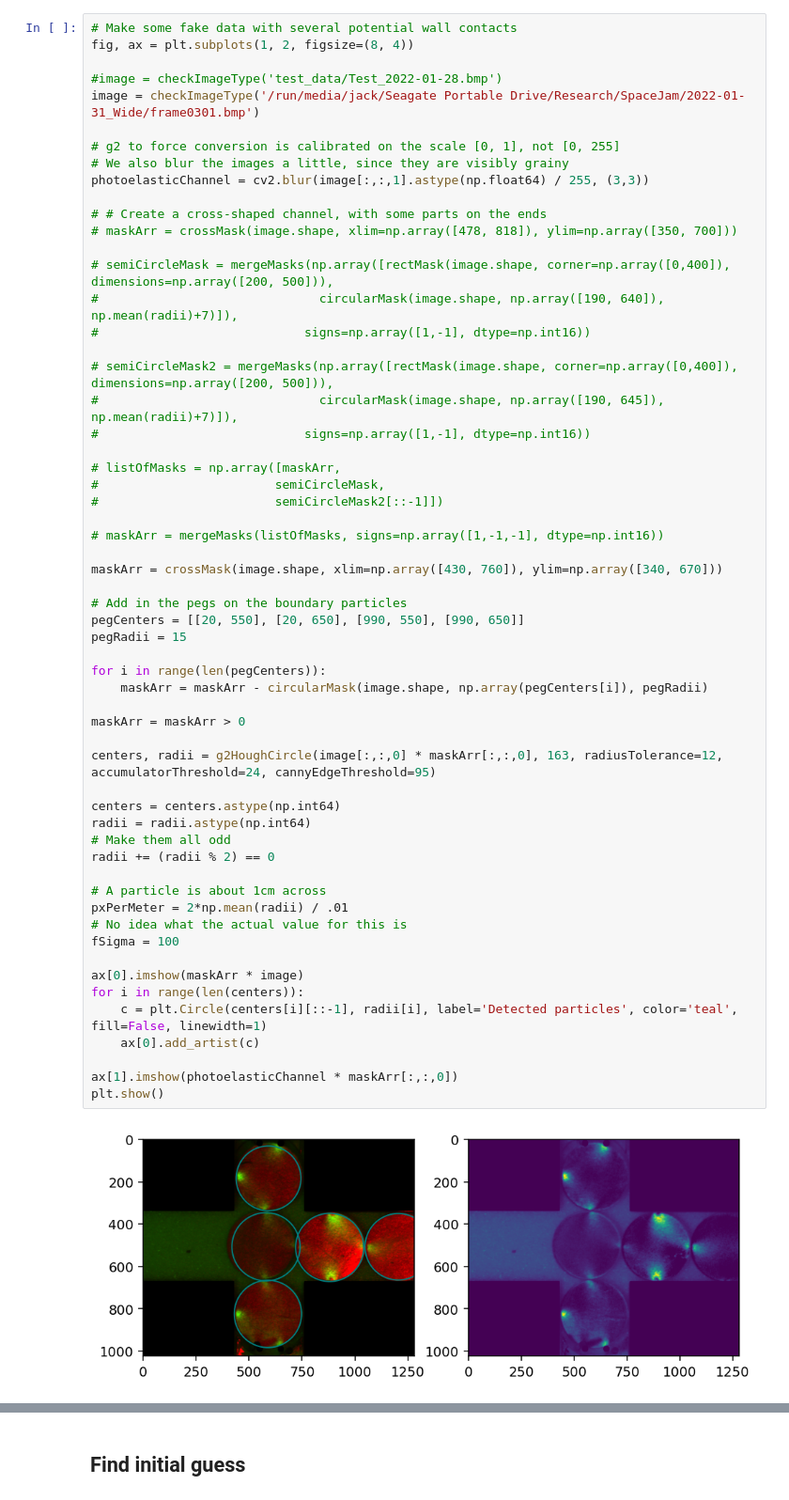
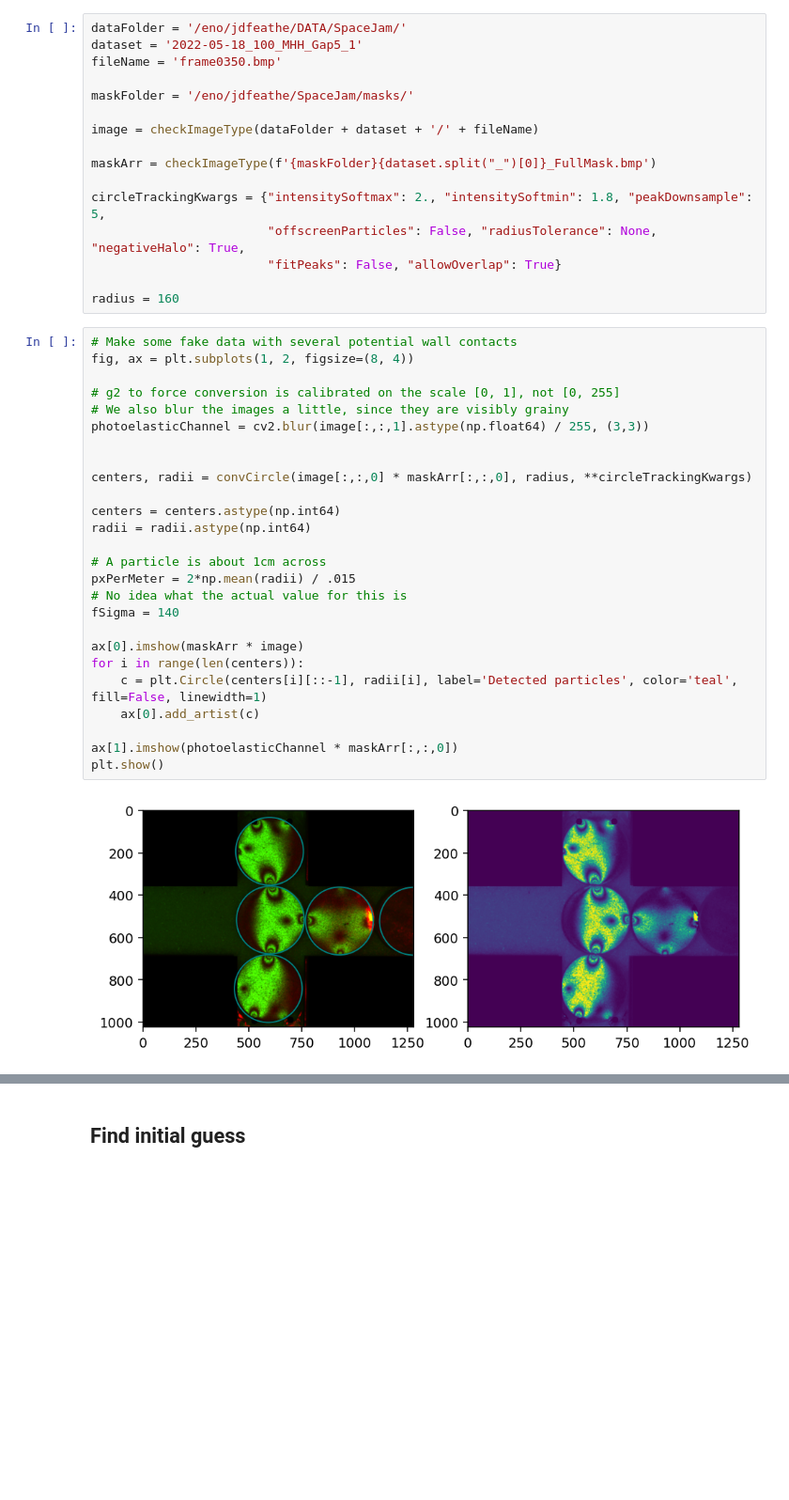
Before and after one commit to Jfeatherstone/pepe, a Jupyter notebook: notebooks/real_solve_test.ipynb, the cells around one changed output, grey strips where cells are left out. Shown at 94% size. Saved outputs shown, nothing was run; the diff lists cells and outputs as text; blank space fills up the shorter version.

```diff
--- a/notebooks/real_solve_test.ipynb
+++ b/notebooks/real_solve_test.ipynb
@@ -20,63 +18,47 @@ import time
+# %%
+dataFolder = '/eno/jdfeathe/DATA/SpaceJam/'
+dataset = '2022-05-18_100_MHH_Gap5_1'
+fileName = 'frame0350.bmp'
+
+maskFolder = '/eno/jdfeathe/SpaceJam/masks/'
+
+image = checkImageType(dataFolder + dataset + '/' + fileName)
+
+maskArr = checkImageType(f'{maskFolder}{dataset.split("_")[0]}_FullMask.bmp')
+
+circleTrackingKwargs = {"intensitySoftmax": 2., "intensitySoftmin": 1.8, "peakDownsample": 5,
+                        "offscreenParticles": False, "radiusTolerance": None, "negativeHalo": True,
+                        "fitPeaks": False, "allowOverlap": True}
+
+radius = 160
 # %%
 # Make some fake data with several potential wall contacts
 fig, ax = plt.subplots(1, 2, figsize=(8, 4))
-
-#image = checkImageType('test_data/Test_2022-01-28.bmp')
-image = checkImageType('/run/media/jack/Seagate Portable Drive/Research/SpaceJam/2022-01-31_Wide/frame0301.bmp')
 
 # g2 to force conversion is calibrated on the scale [0, 1], not [0, 255]
 # We also blur the images a little, since they are visibly grainy
 photoelasticChannel = cv2.blur(image[:,:,1].astype(np.float64) / 255, (3,3))
 
-# # Create a cross-shaped channel, with some parts on the ends
-# maskArr = crossMask(image.shape, xlim=np.array([478, 818]), ylim=np.array([350, 700]))
 
-# semiCircleMask = mergeMasks(np.array([rectMask(image.shape, corner=np.array([0,400]), dimensions=np.array([200, 500])),
-#                              circularMask(image.shape, np.array([190, 640]), np.mean(radii)+7)]),
-#                            signs=np.array([1,-1], dtype=np.int16))
-
-# semiCircleMask2 = mergeMasks(np.array([rectMask(image.shape, corner=np.array([0,400]), dimensions=np.array([200, 500])),
-#                              circularMask(image.shape, np.array([190, 645]), np.mean(radii)+7)]),
-#                            signs=np.array([1,-1], dtype=np.int16))
-
-# listOfMasks = np.array([maskArr,
-#                        semiCircleMask,
-#                        semiCircleMask2[::-1]])
-
-# maskArr = mergeMasks(listOfMasks, signs=np.array([1,-1,-1], dtype=np.int16))
-
-maskArr = crossMask(image.shape, xlim=np.array([430, 760]), ylim=np.array([340, 670]))
-
-# Add in the pegs on the boundary particles
-pegCenters = [[20, 550], [20, 650], [990, 550], [990, 650]]
-pegRadii = 15
-
-for i in range(len(pegCenters)):
-    maskArr = maskArr - circularMask(image.shape, np.array(pegCenters[i]), pegRadii)
-
-maskArr = maskArr > 0
-
-centers, radii = g2HoughCircle(image[:,:,0] * maskArr[:,:,0], 163, radiusTolerance=12, accumulatorThreshold=24, cannyEdgeThreshold=95)
+centers, radii = convCircle(image[:,:,0] * maskArr[:,:,0], radius, **circleTrackingKwargs)
 
 centers = centers.astype(np.int64)
 radii = radii.astype(np.int64)
-# Make them all odd
-radii += (radii % 2) == 0
 
 # A particle is about 1cm across
-pxPerMeter = 2*np.mean(radii) / .01
+pxPerMeter = 2*np.mean(radii) / .015
 # No idea what the actual value for this is
-fSigma = 100
+fSigma = 140
 
 ax[0].imshow(maskArr * image)
 for i in range(len(centers)):
     c = plt.Circle(centers[i][::-1], radii[i], label='Detected particles', color='teal', fill=False, linewidth=1)
     ax[0].add_artist(c)
 
 ax[1].imshow(photoelasticChannel * maskArr[:,:,0])
 plt.show()
 # %% [output]
-[figure, old version]
+[figure, new version]
 # %%
 fig, ax = plt.subplots()
 
```
Also changed, not shown: parts of 7 cells of this notebook, 6 other files.
